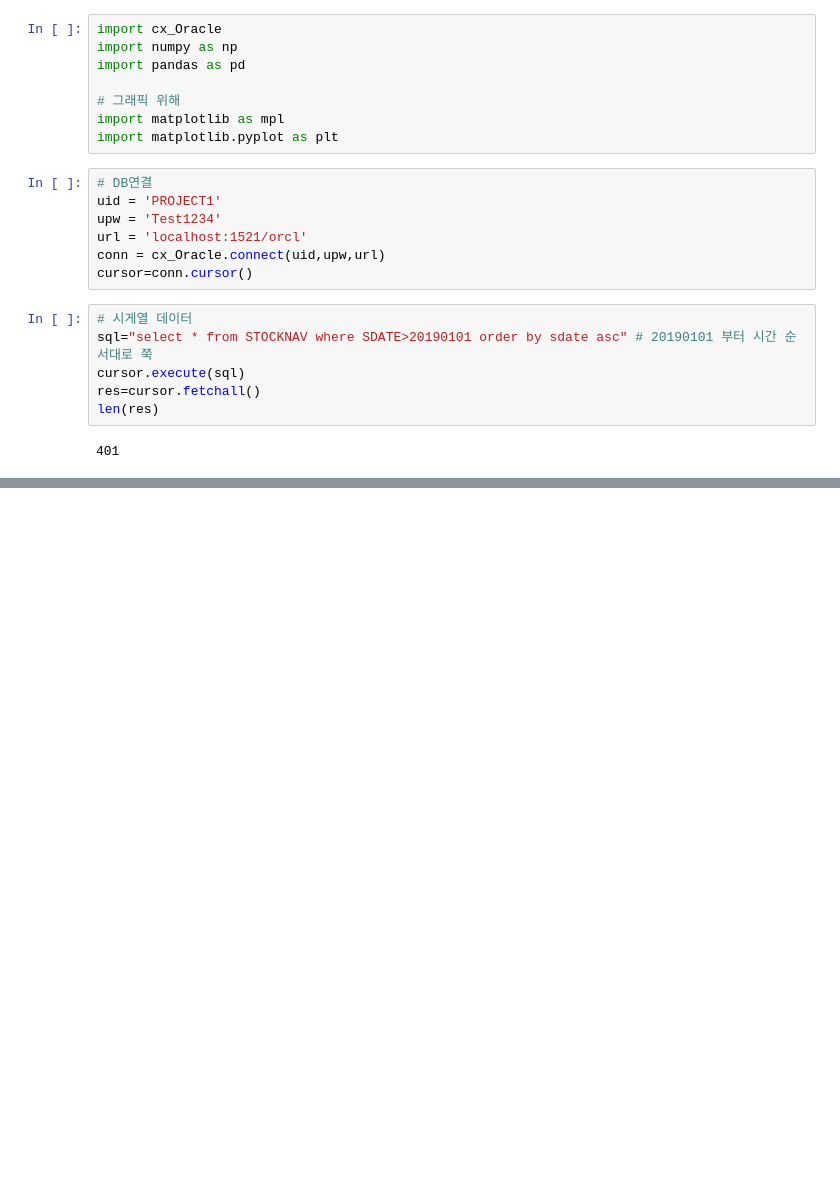
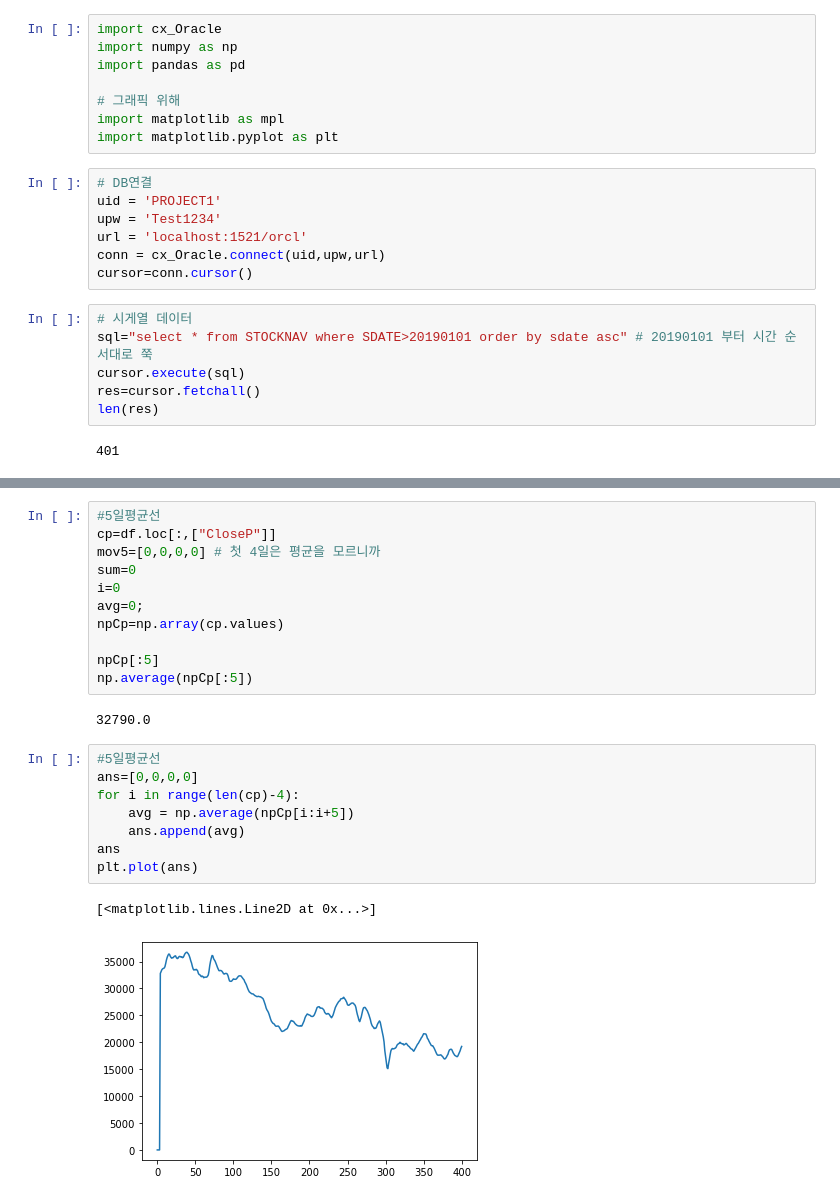
Before and after one commit to MagnaPax/jupyterLab_Test, a Jupyter notebook: stockAna.ipynb, the cells around one changed output, grey strips where cells are left out. Saved outputs shown, nothing was run; the diff lists cells and outputs as text; blank space fills up the shorter version.

```diff
--- a/stockAna.ipynb
+++ b/stockAna.ipynb
@@ -47,0 +60,24 @@ plt.show() # 옵션 다 선택된대로 이미지 출력
+# %%
+#5일평균선
+cp=df.loc[:,["CloseP"]]
+mov5=[0,0,0,0] # 첫 4일은 평균을 모르니까
+sum=0
+i=0
+avg=0;
+npCp=np.array(cp.values)
+
+npCp[:5]
+np.average(npCp[:5])
+# %% [output]
+32790.0
+# %%
+#5일평균선
+ans=[0,0,0,0]
+for i in range(len(cp)-4):
+    avg = np.average(npCp[i:i+5])
+    ans.append(avg)
+ans
+plt.plot(ans)
+# %% [output]
+[<matplotlib.lines.Line2D at 0x...>]
+[figure, added]
```
Also changed, not shown: parts of 10 cells of this notebook.
